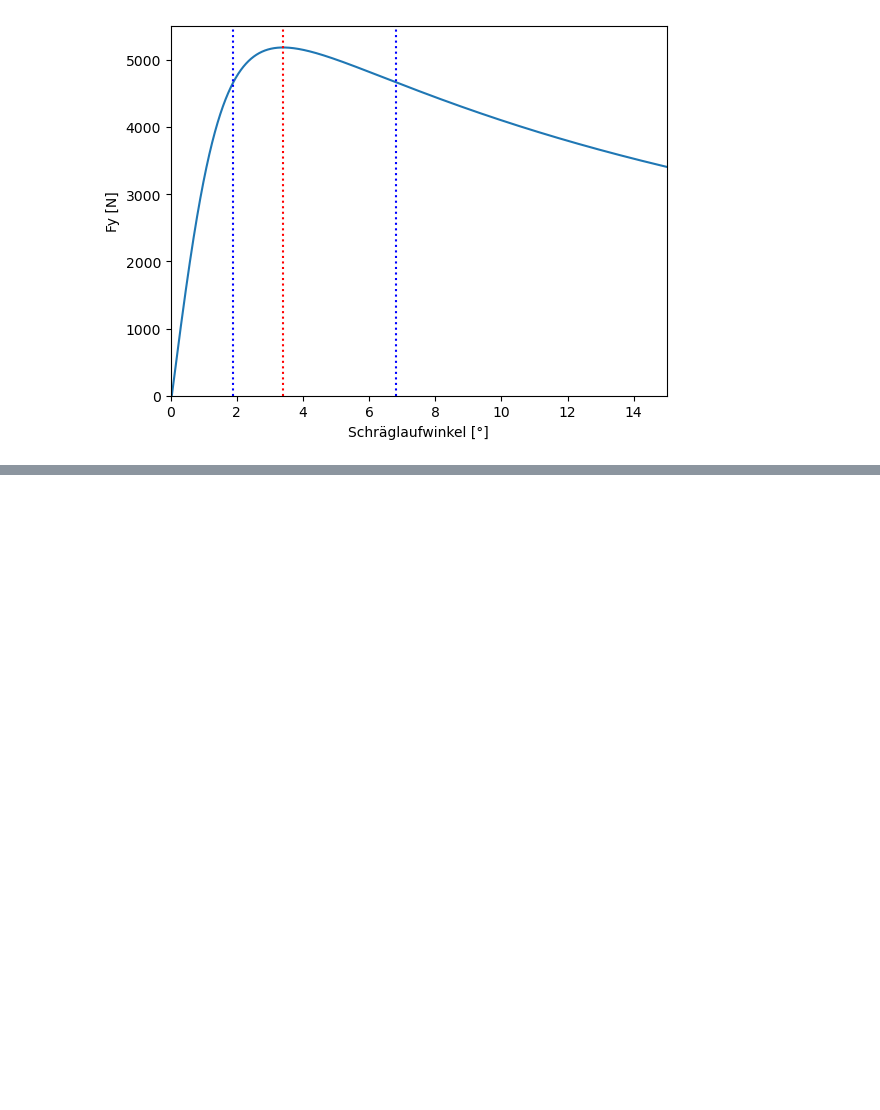
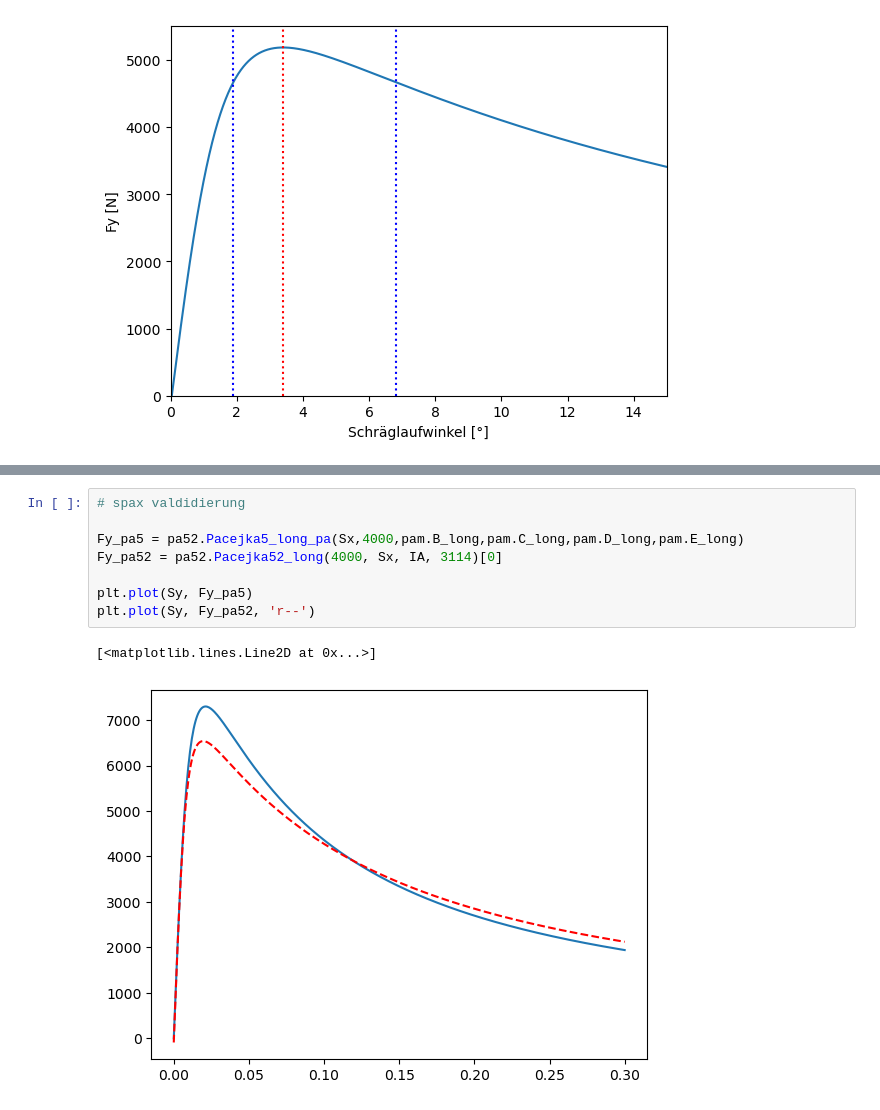
Before and after one commit to BenediktRuhland/SA-Tire-model, a Jupyter notebook: comparision/Fz_Plots.ipynb, the cells around one changed output, grey strips where cells are left out. Saved outputs shown, nothing was run; the diff lists cells and outputs as text; blank space fills up the shorter version.

```diff
--- a/comparision/Fz_Plots.ipynb
+++ b/comparision/Fz_Plots.ipynb
@@ -270,3 +270,14 @@ ax[1,1].set_xlim(1500,5000)
+# %%
+# spax valdidierung
+
+Fy_pa5 = pa52.Pacejka5_long_pa(Sx,4000,pam.B_long,pam.C_long,pam.D_long,pam.E_long)
+Fy_pa52 = pa52.Pacejka52_long(4000, Sx, IA, 3114)[0]
+
+plt.plot(Sy, Fy_pa5)
+plt.plot(Sy, Fy_pa52, 'r--')
+# %% [output]
+[<matplotlib.lines.Line2D at 0x...>]
+[figure, added]
 # %%
 IA = 0
 Fz0 = 3114
```
Also changed, not shown: parts of 2 cells of this notebook, 3 other files.
